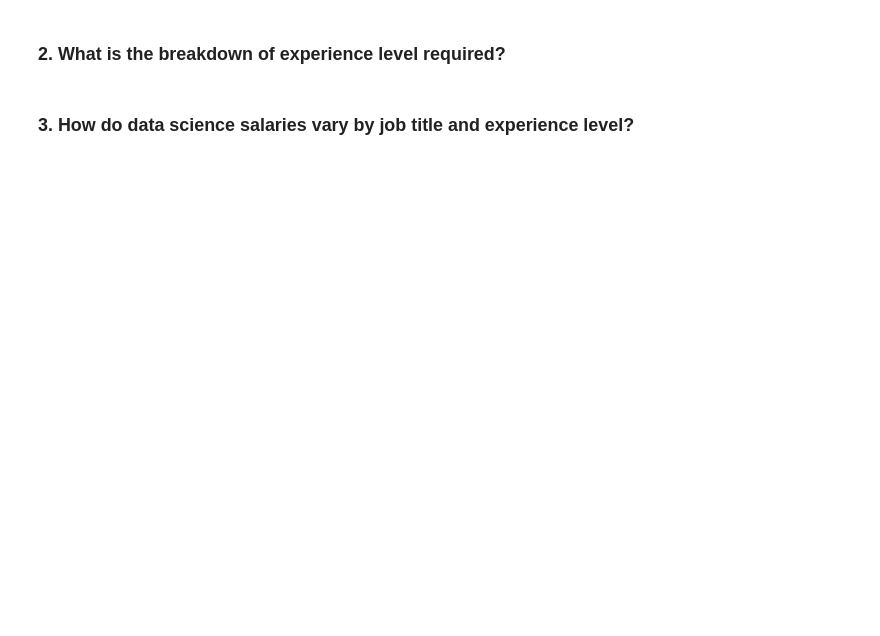
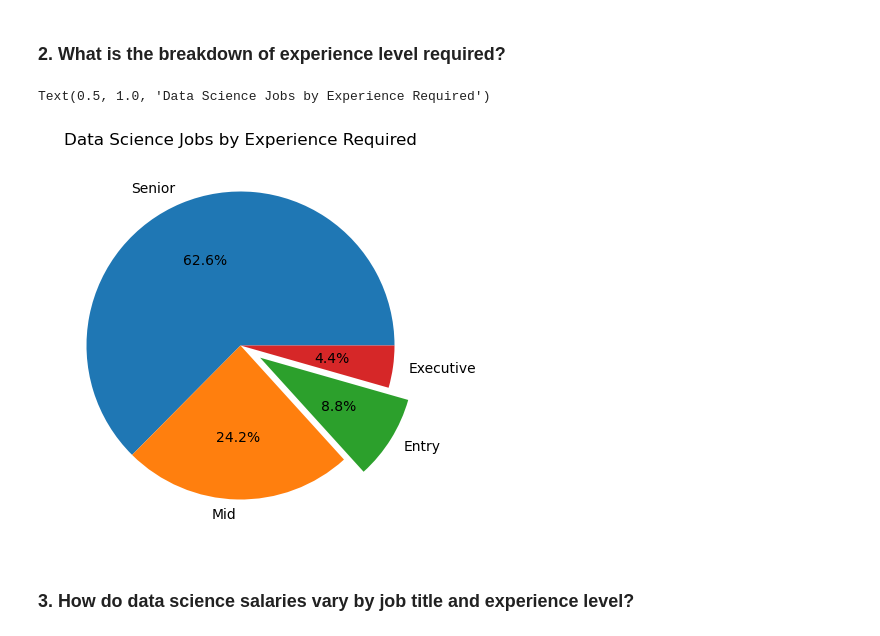
Before and after one commit to lathamlm/project-01, a Jupyter notebook: data_science.ipynb, the cells around one changed output. Drawn from its saved outputs; the diff is of its cells as text; code cells hidden in the pictures; blank space fills up the shorter version.

```diff
--- a/data_science.ipynb
+++ b/data_science.ipynb
@@ -96,3 +151,16 @@ bottom_5_countries_list[4] = list(bottom_avg_list[4])
+# %%
+# Value_count experience level
+experience = ds_df["Experience Level"].value_counts()
+experience_names = experience.index.to_list()
+
+# Create pie chart to display breakdown (explode 'entry'?)
+explode = [0, 0, 0.15, 0]
+plt.figure(figsize=(5,5))
+plt.pie(experience, labels=experience_names, explode=explode, autopct="%1.1f%%")
+plt.title("Data Science Jobs by Experience Required")
+# %% [output]
+Text(0.5, 1.0, 'Data Science Jobs by Experience Required')
+[figure, added]
 # %% [markdown]
 ### 3. How do data science salaries vary by job title and experience level?
 # %%
```
Also changed, not shown: parts of 17 cells of this notebook, 2 other files.
